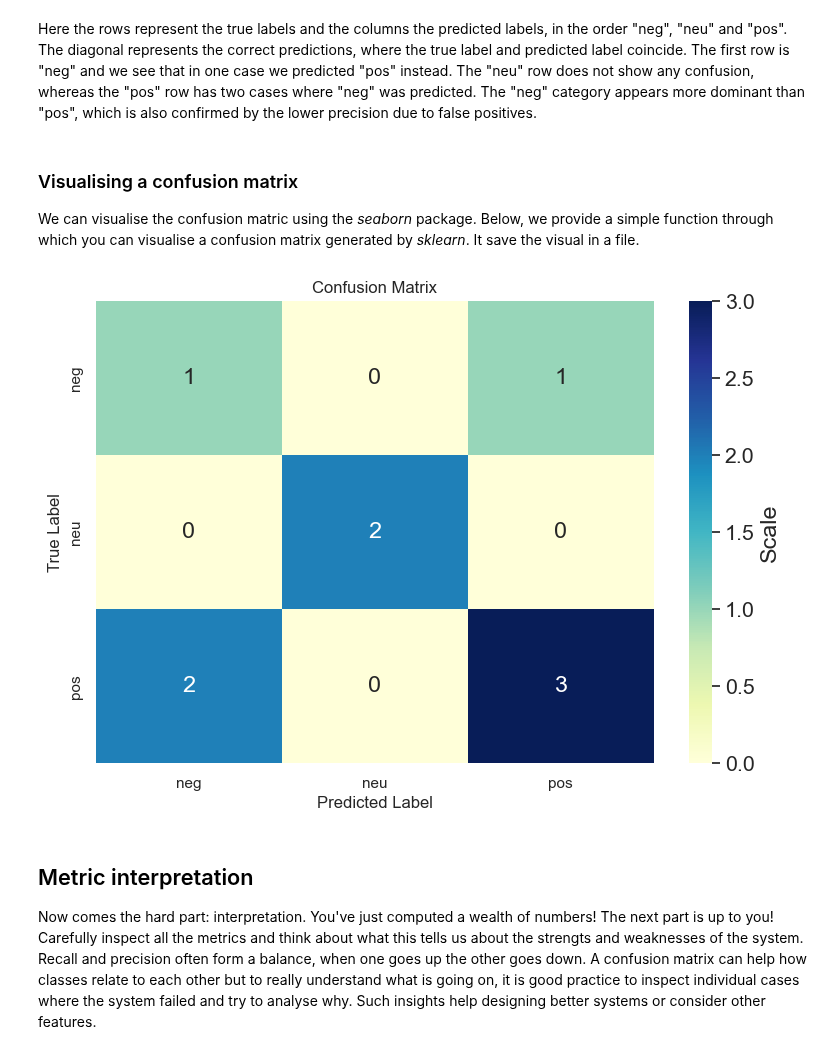
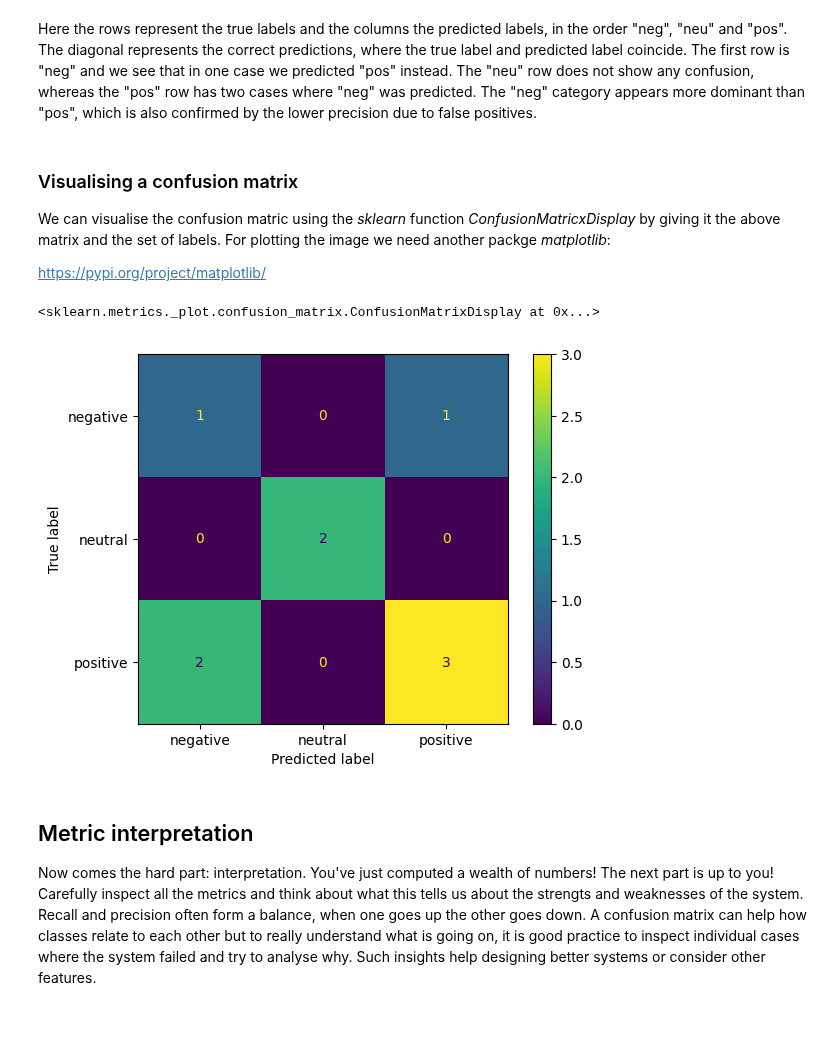
Before and after one commit to cltl/ma-hlt-labs, a Jupyter notebook: lab3.machine_learning/Lab3.2.ml.evaluation.ipynb, the cells around one changed output. Drawn from its saved outputs; the diff is of its cells as text; code cells hidden in the pictures; blank space fills up the shorter version.

```diff
--- a/lab3.machine_learning/Lab3.2.ml.evaluation.ipynb
+++ b/lab3.machine_learning/Lab3.2.ml.evaluation.ipynb
@@ -257,8 +257,10 @@ print(matrix)
 Here the rows represent the true labels and the columns the predicted labels, in the order "neg", "neu" and "pos".
 The diagonal represents the correct predictions, where the true label and predicted label coincide.
 The first row is "neg" and we see that in one case we predicted "pos" instead. The "neu" row does not show any confusion, whereas the "pos" row has two cases where "neg" was predicted. The "neg" category appears more dominant than "pos", which is also confirmed by the lower precision due to false positives.
-# %% [markdown]
-### Visualising a confusion matrix
-
-We can visualise the confusion matric using the *seaborn* package. Below, we provide a simple function through which you can visualise a confusion matrix generated by *sklearn*. It save the visual in a file.
+# %% [markdown]
+### Visualising a confusion matrix
+
+We can visualise the confusion matric using the *sklearn* function *ConfusionMatricxDisplay* by giving it the above matrix and the set of labels. For plotting the image we need another packge *matplotlib*:
+
+https://pypi.org/project/matplotlib/
 # %%
@@ -266,38 +268,12 @@ We can visualise the confusion matric using the *seaborn* package. Below, we pro
-# %%
-import seaborn
-import matplotlib.pyplot as plt
-
-
-def plot_confusion_matrix(data, labels, output_filename):
-    """Plot confusion matrix using heatmap.
-
-    Args:
-        data (list of list): List of lists with confusion matrix data.
-        labels (list): Labels which will be plotted across x and y axis.
-        output_filename (str): Path to output file.
-
-    """
-    seaborn.set(color_codes=True)
-    plt.figure(1, figsize=(9, 6))
-
-    plt.title("Confusion Matrix")
-
-    seaborn.set(font_scale=1.4)
-    ax = seaborn.heatmap(data, annot=True, cmap="YlGnBu", cbar_kws={'label': 'Scale'})
-
-    ax.set_xticklabels(labels)
-    ax.set_yticklabels(labels)
-
-    ax.set(ylabel="True Label", xlabel="Predicted Label")
-
-    plt.savefig(output_filename, bbox_inches='tight', dpi=300)
-    plt.show()
-    plt.close()
-
-labels=["neg", "neu", "pos"]
-plot_confusion_matrix(matrix, labels, "confusion_matrix.png")
-# %% [output]
-[figure, removed]
+# %%
+from sklearn.metrics import ConfusionMatrixDisplay
+import matplotlib.pyplot as plt
+labels=["negative", "neutral", "positive"]
+display = ConfusionMatrixDisplay(confusion_matrix=matrix, display_labels=labels)
+display.plot()
+# %% [output]
+<sklearn.metrics._plot.confusion_matrix.ConfusionMatrixDisplay at 0x...>
+[figure, added]
 # %% [markdown]
 ## Metric interpretation
 Now comes the hard part: interpretation. You've just computed a wealth of numbers! The next part is up to you!
```
Also changed, not shown: parts of 1 cell of this notebook, 1 other file.
